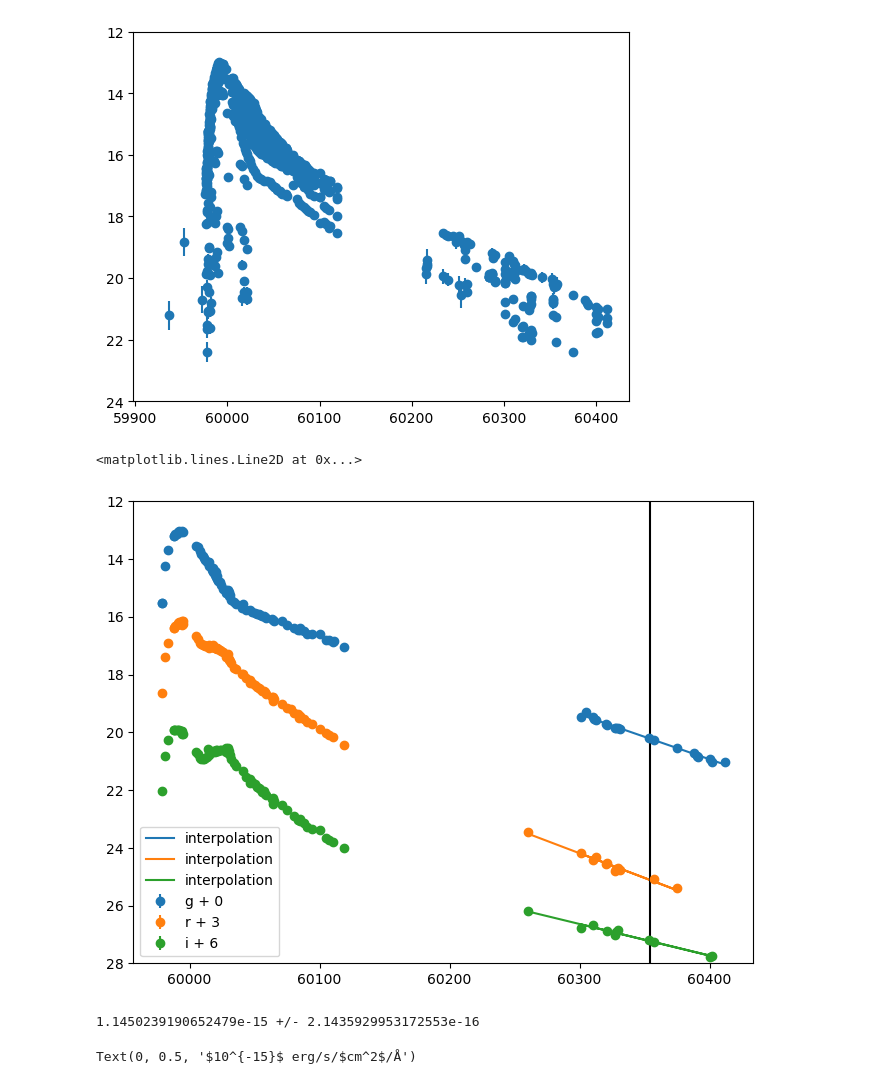
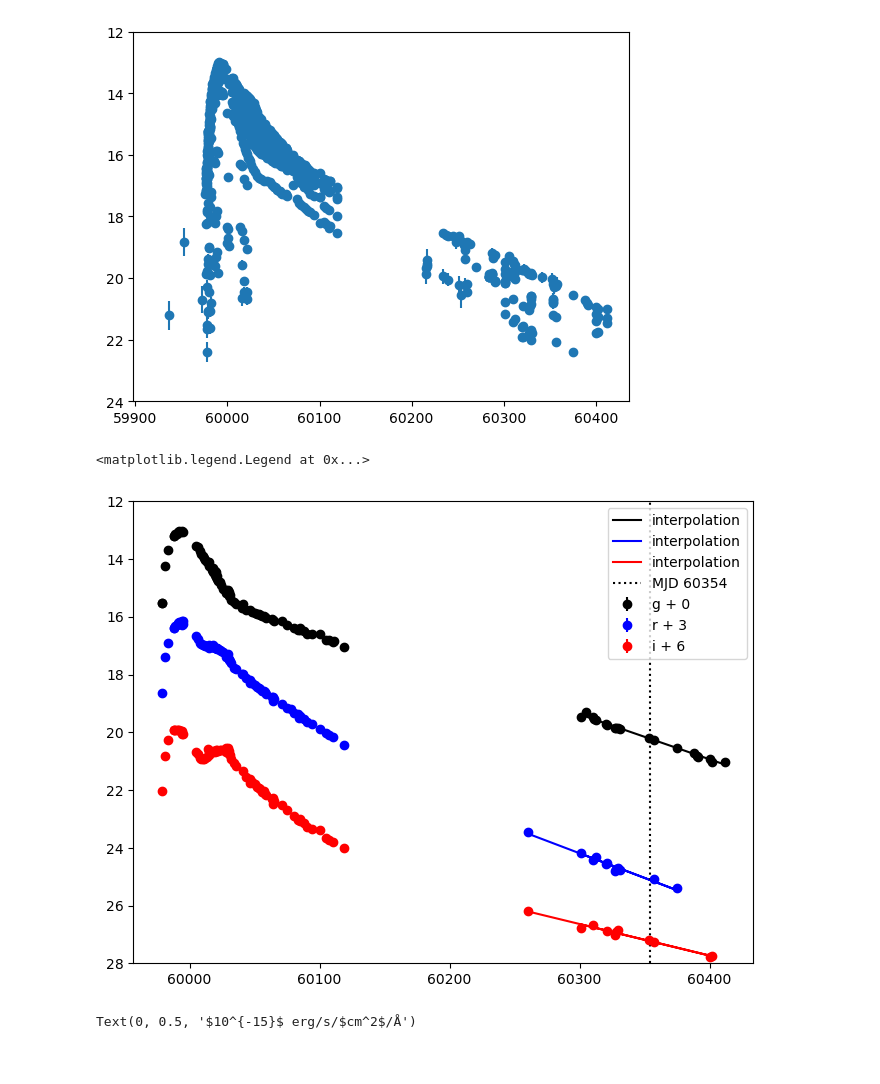
Before and after one commit to skvc22/sn2023bee, a Jupyter notebook: calibrate.ipynb, the cells around one changed output. Saved outputs shown, nothing was run; the diff lists cells and outputs as text; code cells hidden in the pictures.

```diff
--- a/calibrate.ipynb
+++ b/calibrate.ipynb
@@ -51,41 +53,45 @@ plt.ylim(24,12)
 (24.0, 12.0)
 [figure]
 # %%
+# separate out the light curve data from Pan-STARRS1's gri filters, and plot these three filters offset from one another.
+# interpolate the magnitude in each filter at the day the spectrum was taken, using all data taken after MJD=60120, selected simply
+# because that was a date on the early end of the gap in data evident through the plot.
+
 filters = lc.t.FLT.unique()
 wanted_filts= [15,16,17]
 usefilts = [filters[i] for i in wanted_filts]
 
 plt.figure(figsize=(8,6))
 
-colors=['tab:blue','tab:orange','tab:green']
+colors=['black','b','r']
 maglist = []
 
 for i, filt in enumerate(usefilts): #plot ATLAS and ZTF bands
     # Filter out the data in certain filet and has reasonable uncertainty
     ind = (lc.t.FLT==filt)&(lc.t.MAGERR>0.)&(lc.t.MAGERR<1.)
     plt.errorbar(lc.t.MJD[ind], lc.t.MAG[ind]+3*i, lc.t.MAGERR[ind], linestyle = 'None', marker = 'o',
                  label = filt + ' + ' + str(3*i), color = colors[i])
-    temp = lc.t[ind].reset_index()
 
-    center = min(temp.MJD, key=lambda x:abs(x-60354))
-    center_ix = temp.MJD[temp.MJD==center].index[0]
-
+    # copy the quality cut indices for the current filter into a reindexed dataframe; separate out all indeces after
+    # the first "chunk" of observations ends and fit a line to those data; plot it and find the value at MJD=60345
+    # to assume the SN magnitude on the day the spectrum was taken; add to a list
+    temp = lc.t[ind].copy().reset_index()
     ixs=(temp.MJD > 60120)
-
     a,b = np.polyfit(temp.MJD[ixs],temp.MAG[ixs],1)
-
     plt.plot(temp.MJD[ixs], a*temp.MJD[ixs]+(b+3*i), color=colors[i], label='interpolation')
-
     est_val = a*60354+b
     maglist.append(est_val)
+
+plt.axvline(x=60354,color='black', ls='dotted', label = 'MJD 60354')
 plt.ylim(28, 12)
 plt.legend()
-
-plt.axvline(x=60354,color='black', label = 'MJD 60354')
 # %% [output]
-<matplotlib.lines.Line2D at 0x...>
+<matplotlib.legend.Legend at 0x...>
-[figure, old version]
+[figure, new version]
 # %%
+# find the difference between spectral magnitude and photometric magnitude in PS1 gri filters.
+# average the differences and convert to flux to determine a calibration constant for the spectrum
+
 wavelength = np.array(spec.t.wavelength) * unit['AA']
 flux = np.array(spec.t.flux) * unit['erg/s/cm**2/AA']
 
@@ -109,9 +115,7 @@ ps1_i_mags = -2.5 * np.log10(fluxes.value) - f.AB_zero_mag
 diffs.append(ps1_i_mags - maglist[2])
 
 avg_mag_diff = np.mean(diffs)
-c = 10**(avg_mag_diff/2.5)
-c_unc = (1/2.5)*(10**((1/2.5)*avg_mag_diff))*np.log(10)*np.std(diffs)
-print(c, "+/-", c_unc)
+calib = mag2flux(-avg_mag_diff)
+# c_unc = (1/2.5)*(10**((1/2.5)*avg_mag_diff))*np.log(10)*np.std(diffs)
+# print(calib, "+/-", c_unc)
-# %% [output]
-1.1450239190652479e-15 +/- 2.1435929953172553e-16
 # %%
```
Also changed, not shown: parts of 12 cells of this notebook.
